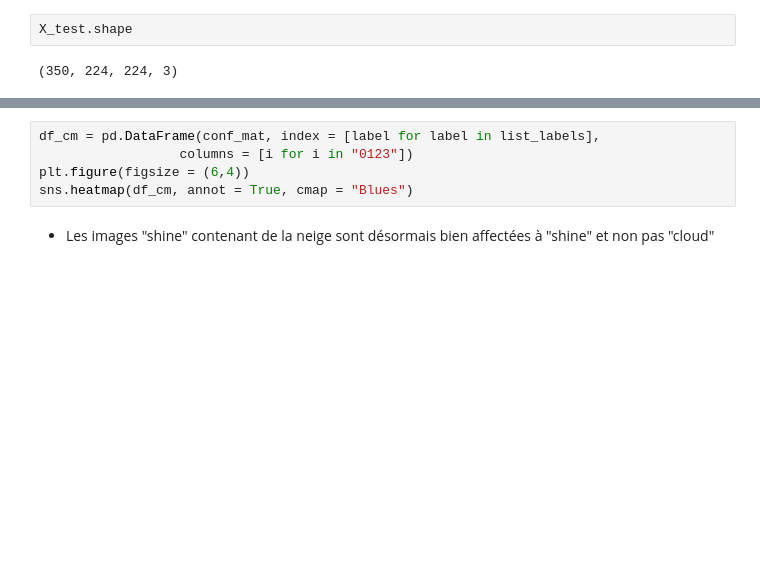
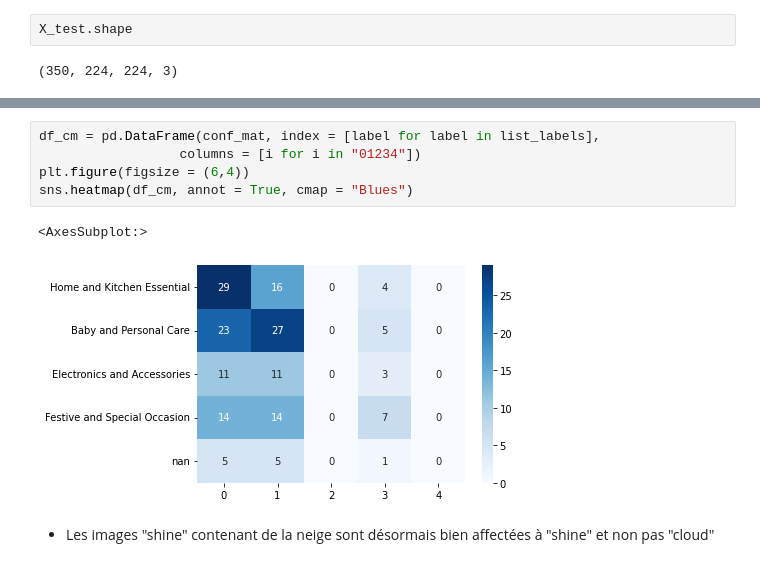
Before and after one commit to LucileRb/classification_auto_consommation, a Jupyter notebook: Image analysis/Data_exploration_images_notebookcours.ipynb, the cells around one changed output, grey strips where cells are left out. Saved outputs shown, nothing was run; the diff lists cells and outputs as text; blank space fills up the shorter version.

```diff
--- a/Image analysis/Data_exploration_images_notebookcours.ipynb
+++ b/Image analysis/Data_exploration_images_notebookcours.ipynb
@@ -641,8 +688,11 @@ print(metrics.classification_report(y_val_num, y_val_pred_transform))
 # %%
 df_cm = pd.DataFrame(conf_mat, index = [label for label in list_labels],
-                  columns = [i for i in "0123"])
+                  columns = [i for i in "01234"])
 plt.figure(figsize = (6,4))
 sns.heatmap(df_cm, annot = True, cmap = "Blues")
+# %% [output]
+<AxesSubplot:>
+[figure, added]
 # %% [markdown]
 * Les images "shine" contenant de la neige sont désormais bien affectées à "shine" et non pas "cloud"
 # %% [markdown]
```
Also changed, not shown: parts of 45 cells of this notebook, 3 other files.
